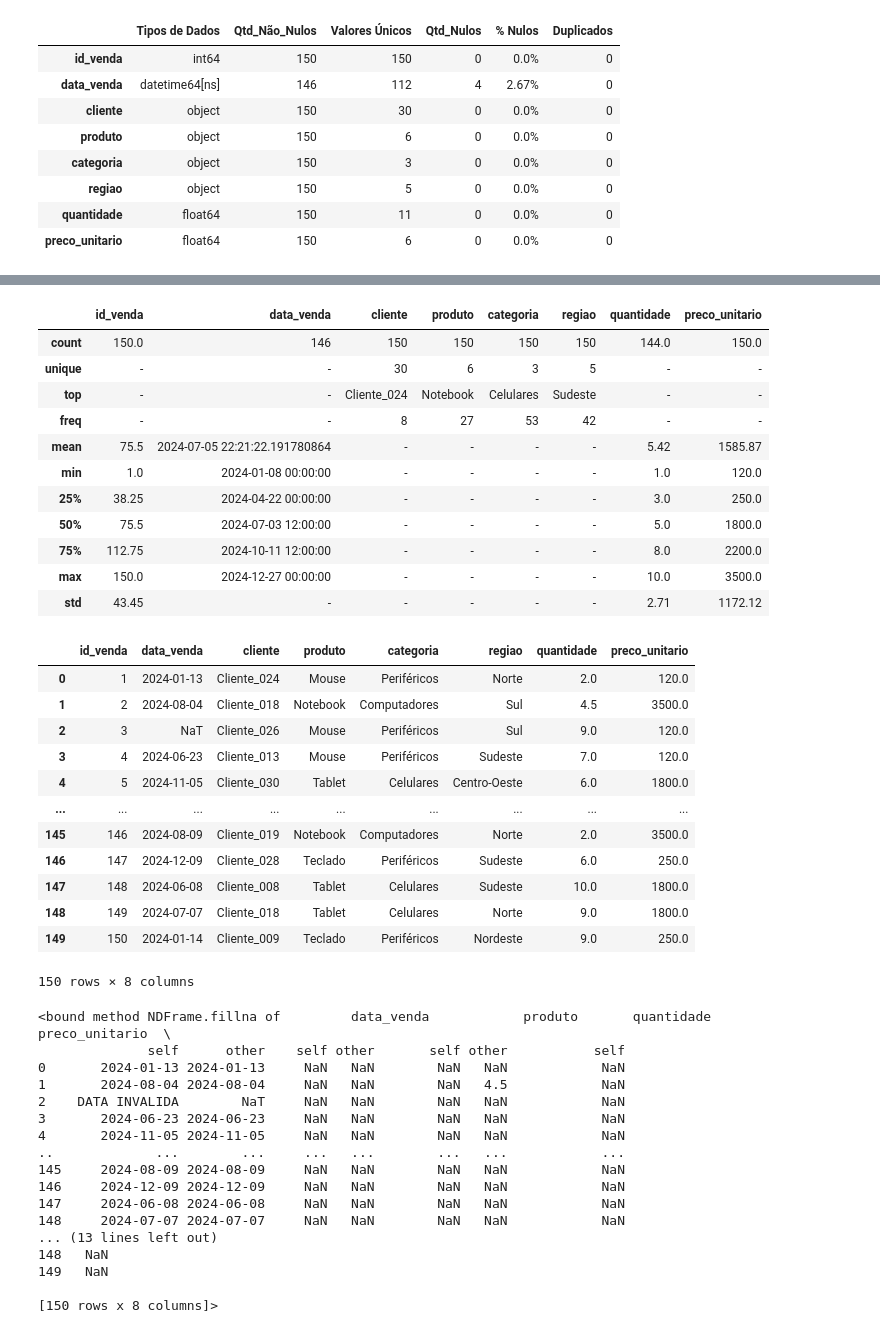
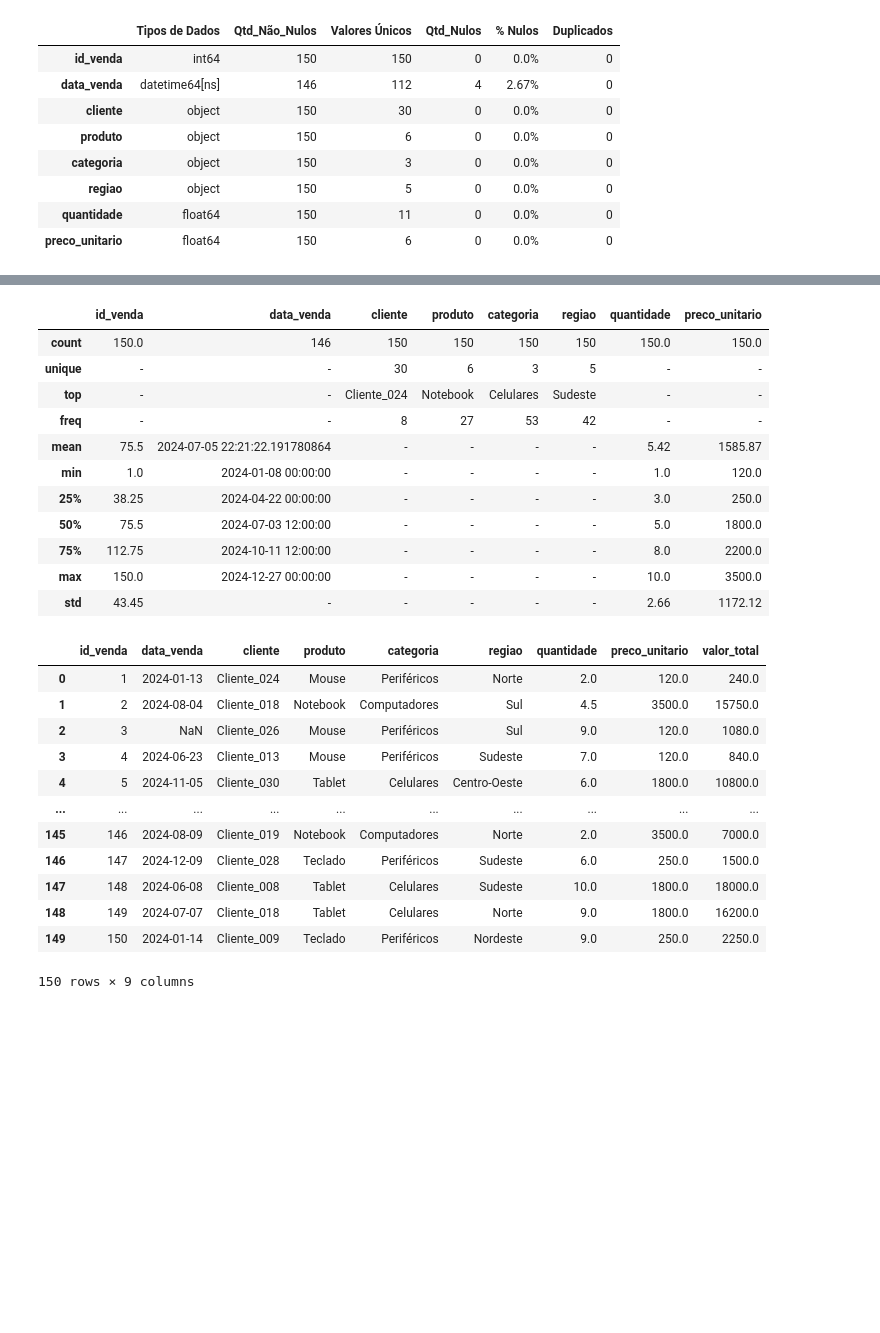
Before and after one commit to programagiovanni-code/dataview_projeto_sctec, a Jupyter notebook: notebooks/explorar_dados.ipynb, the cells around one changed output, grey strips where cells are left out. Drawn from its saved outputs; the diff is of its cells as text; code cells hidden in the pictures; blank space fills up the shorter version.

```diff
--- a/notebooks/explorar_dados.ipynb
+++ b/notebooks/explorar_dados.ipynb
@@ -155,9 +204,9 @@ funcoes.resumo_estatistico(df_original)
 # %%
 # Decisões: Classificação de cliente(quantidade x preco_unitario), Bronze até 9000, Prata até 17600, < Ouro
-funcoes.resumo_estatistico(df_original)
+funcoes.resumo_estatistico(df_formatado)
 # %% [output]
 |  | id_venda | data_venda | cliente | produto | categoria | regiao | quantidade | preco_unitario |
-| count | 150.0 | 146 | 150 | 150 | 150 | 150 | 144.0 | 150.0 |
+| count | 150.0 | 146 | 150 | 150 | 150 | 150 | 150.0 | 150.0 |
 | unique | - | - | 30 | 6 | 3 | 5 | - | - |
 | top | - | - | Cliente_024 | Notebook | Celulares | Sudeste | - | - |
 | freq | - | - | 8 | 27 | 53 | 42 | - | - |
@@ -167,43 +216,4 @@ funcoes.resumo_estatistico(df_original)
 | 50% | 75.5 | 2024-07-03 12:00:00 | - | - | - | - | 5.0 | 1800.0 |
 | 75% | 112.75 | 2024-10-11 12:00:00 | - | - | - | - | 8.0 | 2200.0 |
 | max | 150.0 | 2024-12-27 00:00:00 | - | - | - | - | 10.0 | 3500.0 |
-| std | 43.45 | - | - | - | - | - | 2.71 | 1172.12 |
+| std | 43.45 | - | - | - | - | - | 2.66 | 1172.12 |
-# %%
-# indices alterados
-indices_alterados = df.compare(df_original).index
-linhas_modificadas = df_original.loc[indices_alterados]
-
-display(linhas_modificadas)
-
-display(diferencas)
-# %% [output]
-|  | id_venda | data_venda | cliente | produto | categoria | regiao | quantidade | preco_unitario |
-| 0 | 1 | 2024-01-13 | Cliente_024 | Mouse | Periféricos | Norte | 2.0 | 120.0 |
-| 1 | 2 | 2024-08-04 | Cliente_018 | Notebook | Computadores | Sul | 4.5 | 3500.0 |
-| 2 | 3 | NaT | Cliente_026 | Mouse | Periféricos | Sul | 9.0 | 120.0 |
-| 3 | 4 | 2024-06-23 | Cliente_013 | Mouse | Periféricos | Sudeste | 7.0 | 120.0 |
-| 4 | 5 | 2024-11-05 | Cliente_030 | Tablet | Celulares | Centro-Oeste | 6.0 | 1800.0 |
-| ... | ... | ... | ... | ... | ... | ... | ... | ... |
-| 145 | 146 | 2024-08-09 | Cliente_019 | Notebook | Computadores | Norte | 2.0 | 3500.0 |
-| 146 | 147 | 2024-12-09 | Cliente_028 | Teclado | Periféricos | Sudeste | 6.0 | 250.0 |
-| 147 | 148 | 2024-06-08 | Cliente_008 | Tablet | Celulares | Sudeste | 10.0 | 1800.0 |
-| 148 | 149 | 2024-07-07 | Cliente_018 | Tablet | Celulares | Norte | 9.0 | 1800.0 |
-| 149 | 150 | 2024-01-14 | Cliente_009 | Teclado | Periféricos | Nordeste | 9.0 | 250.0 |
-150 rows × 8 columns
-<bound method NDFrame.fillna of         data_venda            produto       quantidade       preco_unitario  \
-              self      other    self other       self other           self
-0       2024-01-13 2024-01-13     NaN   NaN        NaN   NaN            NaN
-1       2024-08-04 2024-08-04     NaN   NaN        NaN   4.5            NaN
-2    DATA INVALIDA        NaT     NaN   NaN        NaN   NaN            NaN
-3       2024-06-23 2024-06-23     NaN   NaN        NaN   NaN            NaN
-4       2024-11-05 2024-11-05     NaN   NaN        NaN   NaN            NaN
-..             ...        ...     ...   ...        ...   ...            ...
-145     2024-08-09 2024-08-09     NaN   NaN        NaN   NaN            NaN
-146     2024-12-09 2024-12-09     NaN   NaN        NaN   NaN            NaN
-147     2024-06-08 2024-06-08     NaN   NaN        NaN   NaN            NaN
-148     2024-07-07 2024-07-07     NaN   NaN        NaN   NaN            NaN
-... (13 lines left out)
-148   NaN
-149   NaN
-
-[150 rows x 8 columns]>
@@ -209,0 +226,17 @@ display(diferencas)
+# %%
+df_confere = pd.read_csv("dados/processed/vendas_tratado.csv")
+df_confere
+# %% [output]
+|  | id_venda | data_venda | cliente | produto | categoria | regiao | quantidade | preco_unitario | valor_total |
+| 0 | 1 | 2024-01-13 | Cliente_024 | Mouse | Periféricos | Norte | 2.0 | 120.0 | 240.0 |
+| 1 | 2 | 2024-08-04 | Cliente_018 | Notebook | Computadores | Sul | 4.5 | 3500.0 | 15750.0 |
+| 2 | 3 | NaN | Cliente_026 | Mouse | Periféricos | Sul | 9.0 | 120.0 | 1080.0 |
+| 3 | 4 | 2024-06-23 | Cliente_013 | Mouse | Periféricos | Sudeste | 7.0 | 120.0 | 840.0 |
+| 4 | 5 | 2024-11-05 | Cliente_030 | Tablet | Celulares | Centro-Oeste | 6.0 | 1800.0 | 10800.0 |
+| ... | ... | ... | ... | ... | ... | ... | ... | ... | ... |
+| 145 | 146 | 2024-08-09 | Cliente_019 | Notebook | Computadores | Norte | 2.0 | 3500.0 | 7000.0 |
+| 146 | 147 | 2024-12-09 | Cliente_028 | Teclado | Periféricos | Sudeste | 6.0 | 250.0 | 1500.0 |
+| 147 | 148 | 2024-06-08 | Cliente_008 | Tablet | Celulares | Sudeste | 10.0 | 1800.0 | 18000.0 |
+| 148 | 149 | 2024-07-07 | Cliente_018 | Tablet | Celulares | Norte | 9.0 | 1800.0 | 16200.0 |
+| 149 | 150 | 2024-01-14 | Cliente_009 | Teclado | Periféricos | Nordeste | 9.0 | 250.0 | 2250.0 |
+150 rows × 9 columns
```
Also changed, not shown: parts of 20 cells of this notebook, 5 other files.
